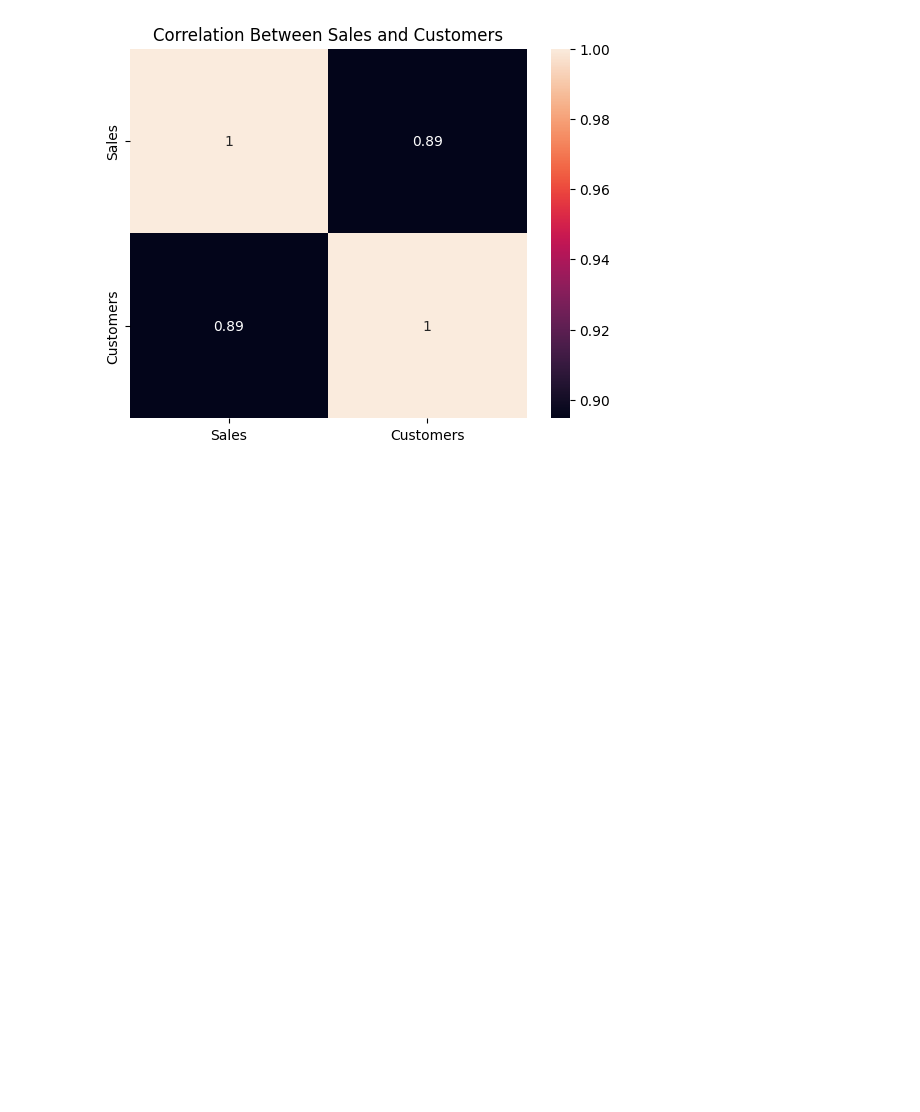
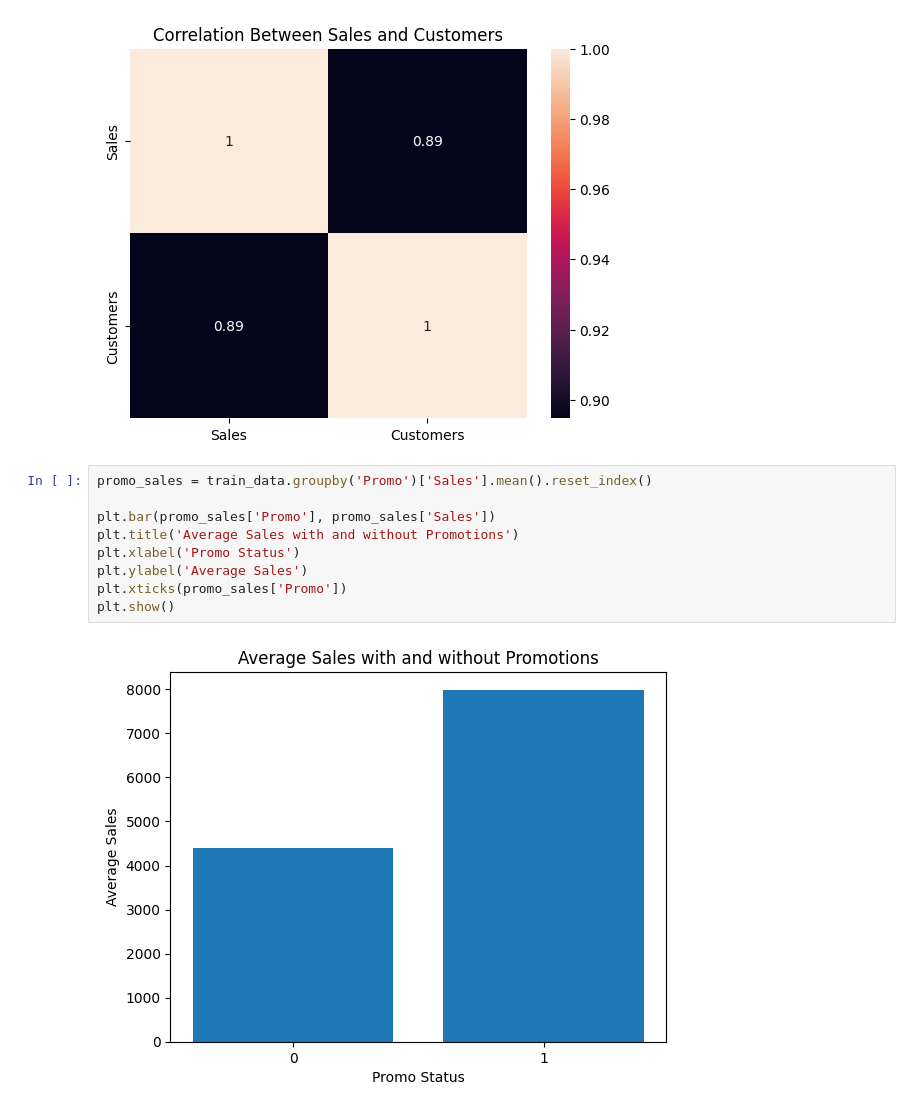
Before and after one commit to Wbam/Week-4, a Jupyter notebook: notebooks/eda_rossmann_sales.ipynb, the cells around one changed output. Cells and saved outputs as stored; diff of their text form; blank space fills up the shorter version.

Commit message:
completd working on Impact of Promotions on Sales

```diff
--- a/notebooks/eda_rossmann_sales.ipynb
+++ b/notebooks/eda_rossmann_sales.ipynb
@@ -62,3 +62,14 @@ plt.title('Correlation Between Sales and Customers')
 plt.show()
 # %% [output]
 [figure]
+# %%
+promo_sales = train_data.groupby('Promo')['Sales'].mean().reset_index()
+
+plt.bar(promo_sales['Promo'], promo_sales['Sales'])
+plt.title('Average Sales with and without Promotions')
+plt.xlabel('Promo Status')
+plt.ylabel('Average Sales')
+plt.xticks(promo_sales['Promo'])
+plt.show()
+# %% [output]
+[figure, added]
```
